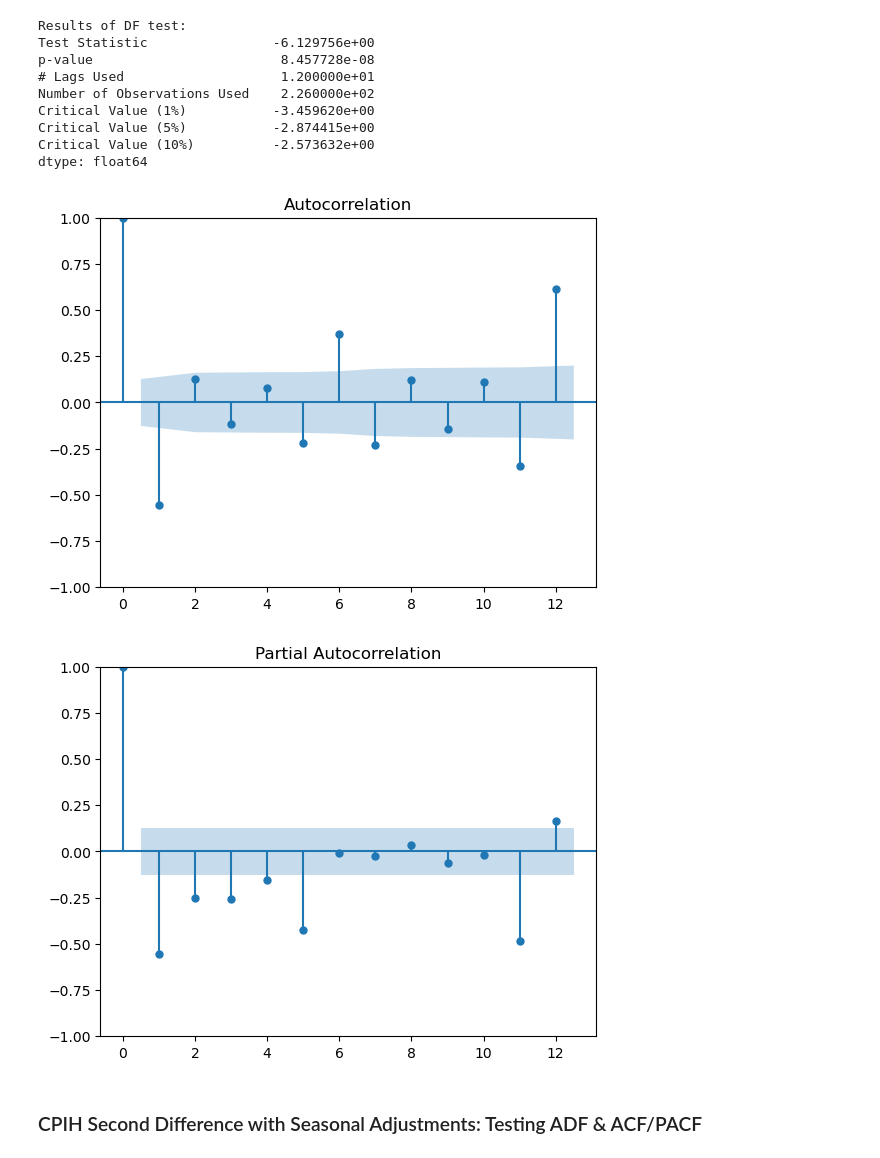
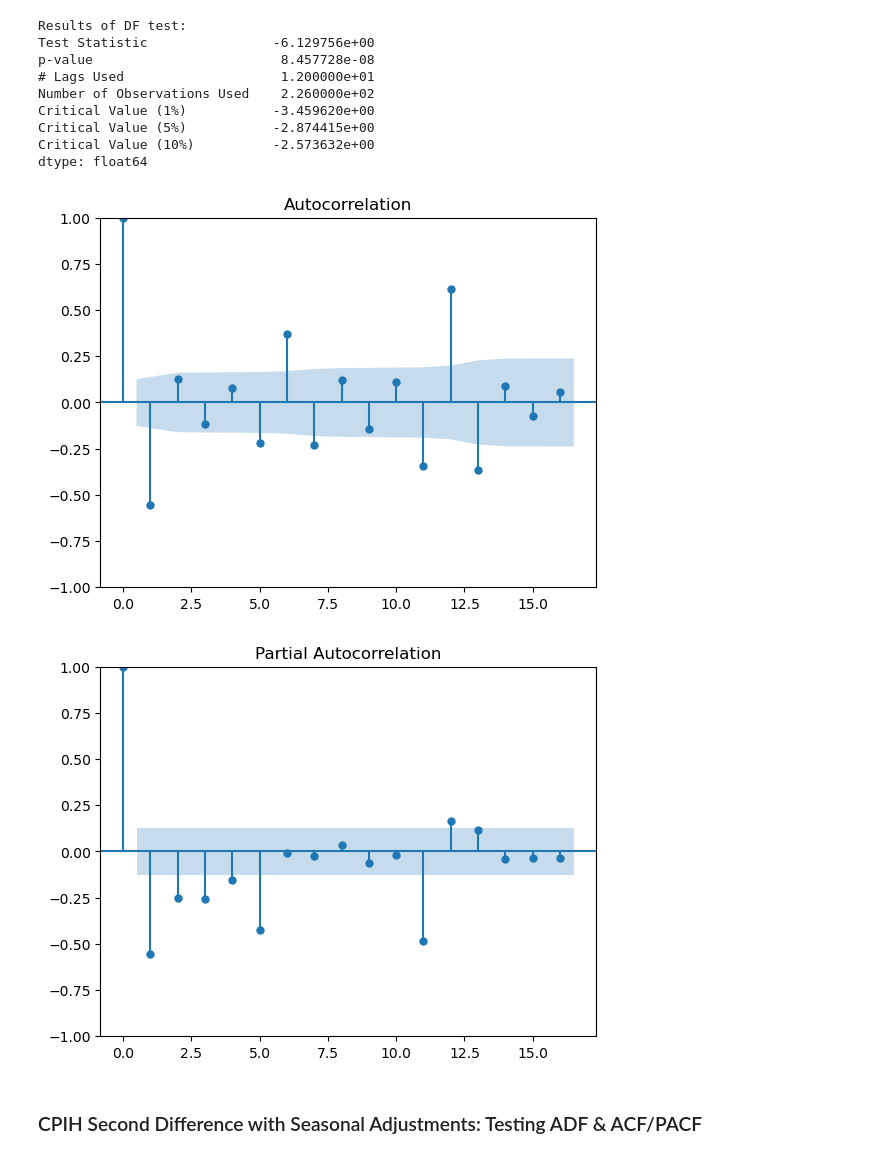
Before and after one commit to ja-newman/cpih_time_series_analysis, a Jupyter notebook: cpih_analysis.ipynb, the cells around one changed output. Cells and saved outputs as stored; diff of their text form; code cells hidden in the pictures.

```diff
--- a/cpih_analysis.ipynb
+++ b/cpih_analysis.ipynb
@@ -139,7 +139,7 @@ cpih_diff_pacf = plot_pacf(cpih_data_diff["CPIH_diff"].values.squeeze(), lags=12
 # %%
 cpih_data_diff_2 = cpih_data_diff.copy()
 # First differencing.
-cpih_data_diff["CPIH_diff_2"] = cpih_data_diff["CPIH_diff"] - cpih_data_diff["CPIH_diff"].shift(1)
+cpih_data_diff_2["CPIH_diff_2"] = cpih_data_diff["CPIH_diff"] - cpih_data_diff["CPIH_diff"].shift(1)
 # Remove first row (NaN value).
 cpih_data_diff_2 = cpih_data_diff_2.iloc[1:]
 
@@ -163,10 +163,10 @@ Critical Value (5%)           -2.874415e+00
 Critical Value (10%)          -2.573632e+00
 dtype: float64
 # %%
-cpih_diff_2_acf = plot_acf(cpih_data_diff_2["CPIH_diff_2"].values.squeeze(), lags=12)
-cpih_diff_2_pacf = plot_pacf(cpih_data_diff_2["CPIH_diff_2"].values.squeeze(), lags=12)
+cpih_diff_2_acf = plot_acf(cpih_data_diff_2["CPIH_diff_2"].values.squeeze(), lags=16)
+cpih_diff_2_pacf = plot_pacf(cpih_data_diff_2["CPIH_diff_2"].values.squeeze(), lags=16)
 # %% [output]
-[figure, old version]
+[figure, new version]
-[figure, old version]
+[figure, new version]
 # %% [markdown]
 ### CPIH Second Difference with Seasonal Adjustments: Testing ADF & ACF/PACF
```
Also changed, not shown: parts of 6 cells of this notebook.
